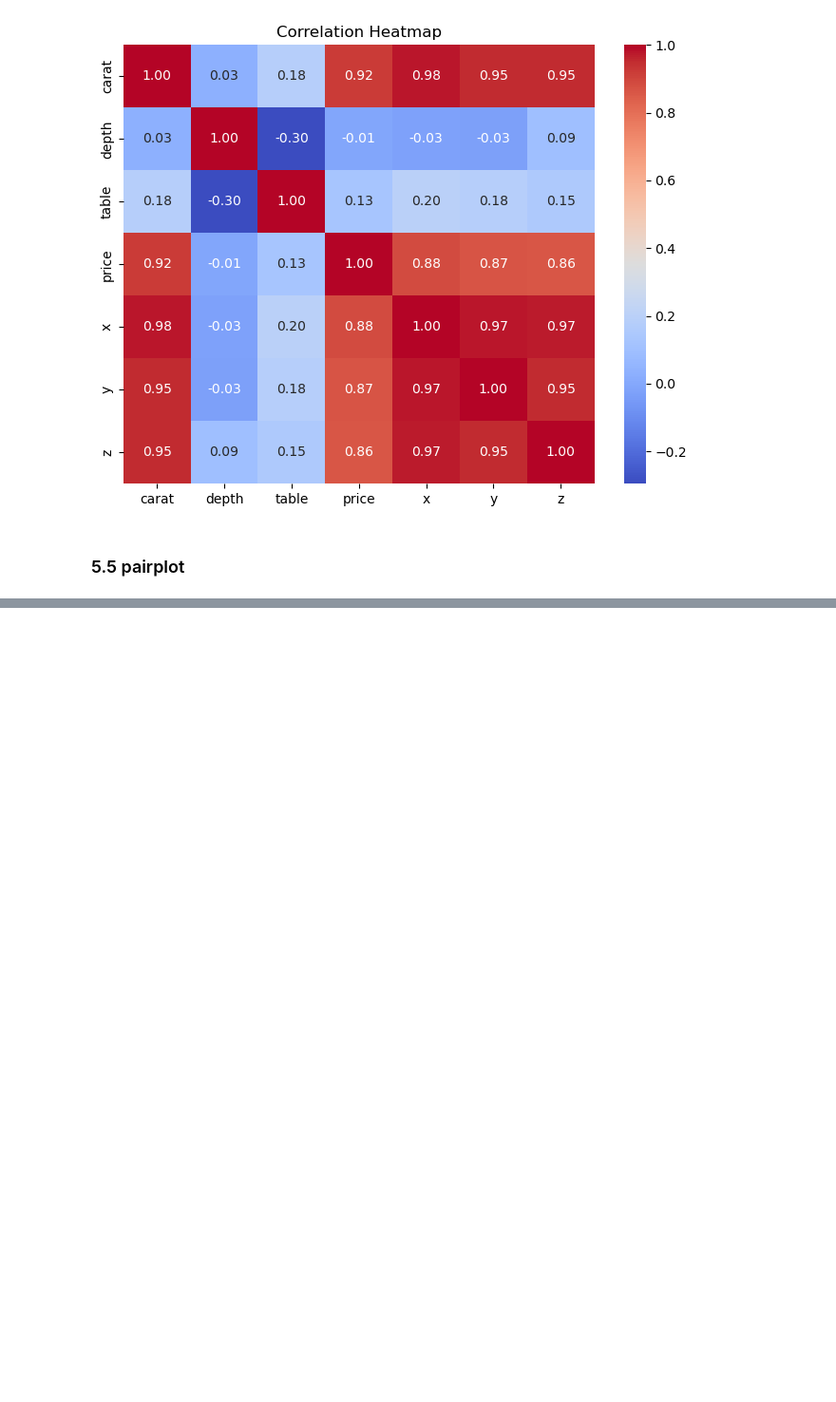
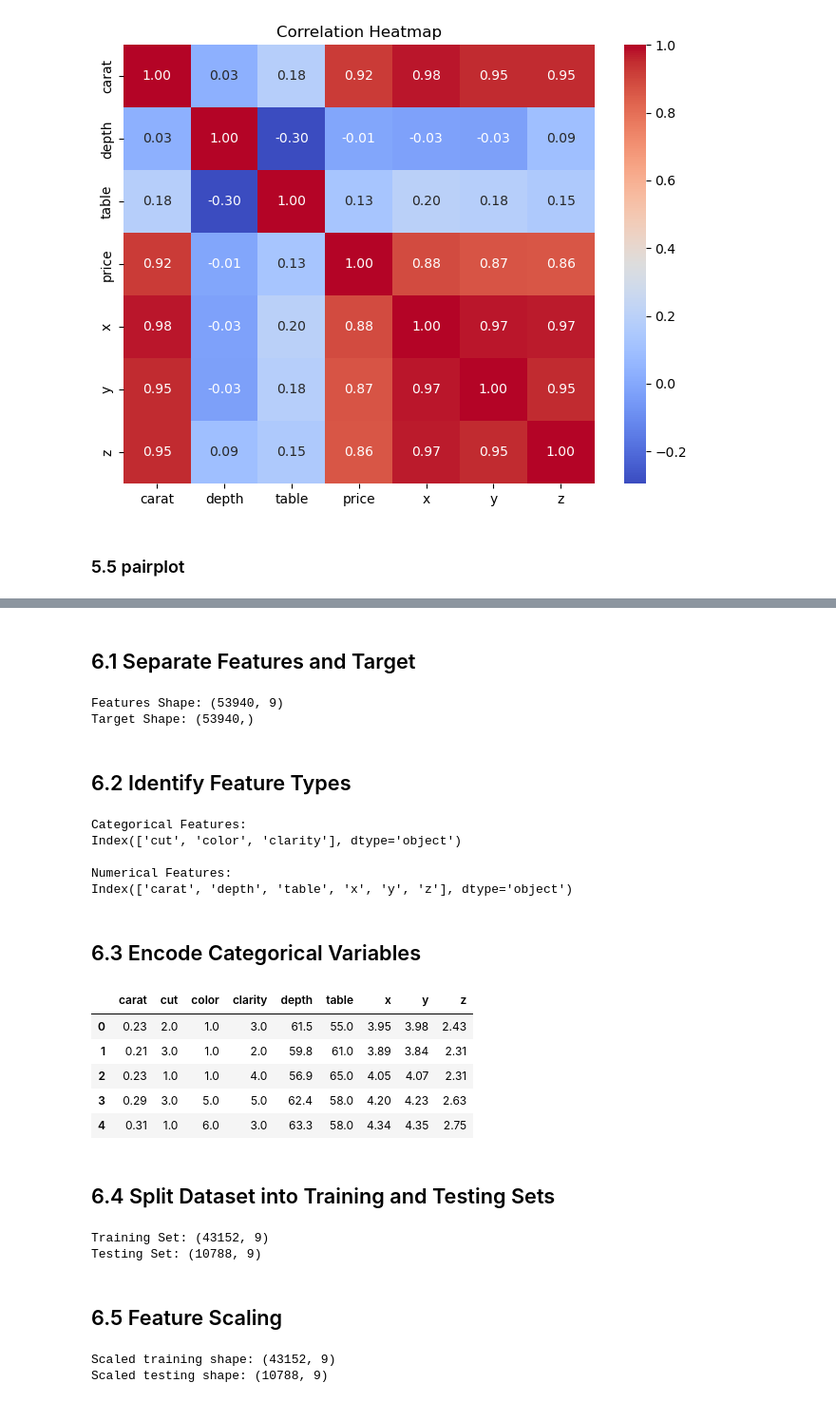
Before and after one commit to Betty2721/Diamond-Price-Prediction-Project, a Jupyter notebook: notebook/Diamond-Price-Prediction.ipynb, the cells around one changed output, grey strips where cells are left out. Shown at 95% size. Cells and saved outputs as stored; diff of their text form; code cells hidden in the pictures; blank space fills up the shorter version.

```diff
--- a/notebook/Diamond-Price-Prediction.ipynb
+++ b/notebook/Diamond-Price-Prediction.ipynb
@@ -245,0 +265,72 @@ plt.show()
+# %% [markdown]
+## 6.1 Separate Features and Target
+# %%
+X = df.drop("price", axis=1)
+
+y = df["price"]
+
+print("Features Shape:", X.shape)
+print("Target Shape:", y.shape)
+# %% [output]
+Features Shape: (53940, 9)
+Target Shape: (53940,)
+# %% [markdown]
+## 6.2 Identify Feature Types
+# %%
+categorical_cols = X.select_dtypes(include="object").columns
+numerical_cols = X.select_dtypes(include=["int64", "float64"]).columns
+
+print("Categorical Features:")
+print(categorical_cols)
+
+print("\nNumerical Features:")
+print(numerical_cols)
+# %% [output]
+Categorical Features:
+Index(['cut', 'color', 'clarity'], dtype='object')
+
+Numerical Features:
+Index(['carat', 'depth', 'table', 'x', 'y', 'z'], dtype='object')
+# %% [markdown]
+## 6.3 Encode Categorical Variables
+# %%
+encoder = OrdinalEncoder()
+
+X[categorical_cols] = encoder.fit_transform(X[categorical_cols])
+
+X.head()
+# %% [output]
+|  | carat | cut | color | clarity | depth | table | x | y | z |
+| 0 | 0.23 | 2.0 | 1.0 | 3.0 | 61.5 | 55.0 | 3.95 | 3.98 | 2.43 |
+| 1 | 0.21 | 3.0 | 1.0 | 2.0 | 59.8 | 61.0 | 3.89 | 3.84 | 2.31 |
+| 2 | 0.23 | 1.0 | 1.0 | 4.0 | 56.9 | 65.0 | 4.05 | 4.07 | 2.31 |
+| 3 | 0.29 | 3.0 | 5.0 | 5.0 | 62.4 | 58.0 | 4.20 | 4.23 | 2.63 |
+| 4 | 0.31 | 1.0 | 6.0 | 3.0 | 63.3 | 58.0 | 4.34 | 4.35 | 2.75 |
+# %% [markdown]
+## 6.4 Split Dataset into Training and Testing Sets
+# %%
+X_train, X_test, y_train, y_test = train_test_split(
+    X,
+    y,
+    test_size=0.2,
+    random_state=42
+)
+
+print("Training Set:", X_train.shape)
+print("Testing Set:", X_test.shape)
+# %% [output]
+Training Set: (43152, 9)
+Testing Set: (10788, 9)
+# %% [markdown]
+## 6.5 Feature Scaling
+# %%
+scaler = StandardScaler()
+
+X_train_scaled = scaler.fit_transform(X_train)
+X_test_scaled = scaler.transform(X_test)
+
+print("Scaled training shape:", X_train_scaled.shape)
+print("Scaled testing shape:", X_test_scaled.shape)
+# %% [output]
+Scaled training shape: (43152, 9)
+Scaled testing shape: (10788, 9)
```
Also changed, not shown: parts of 6 cells of this notebook.
